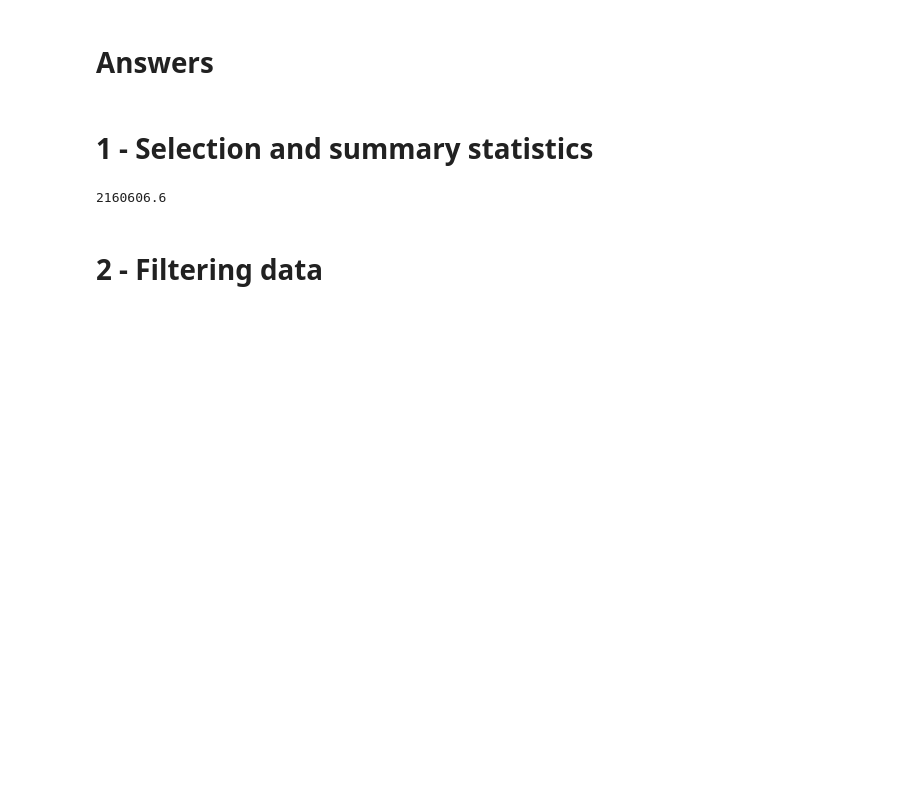
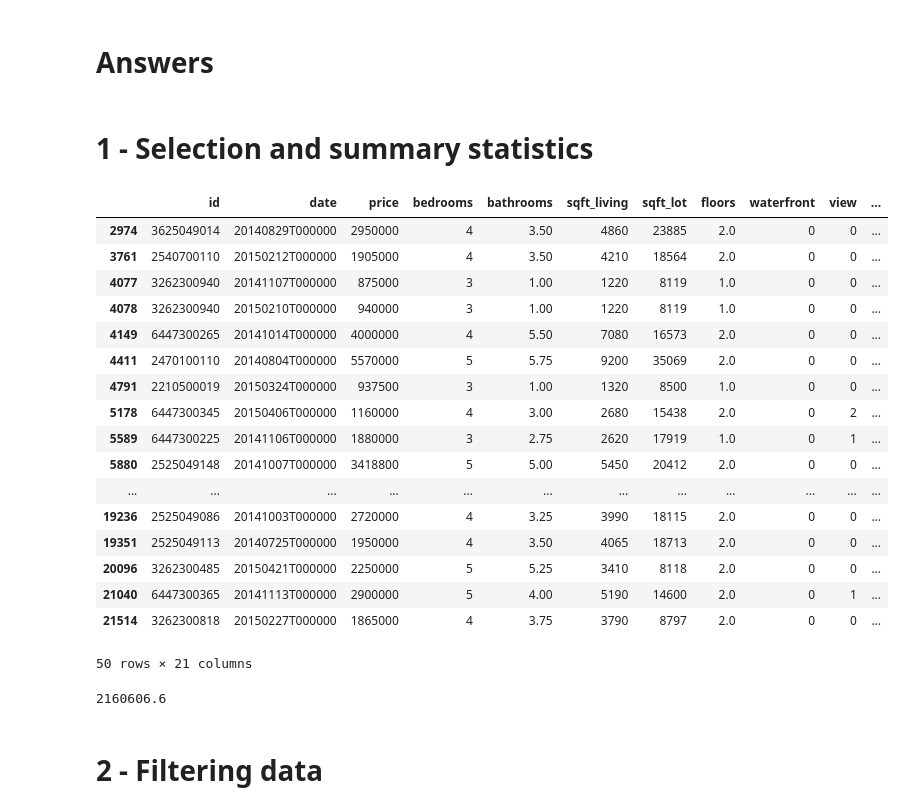
Before and after one commit to alcantarash/Machine-Learning, a Jupyter notebook: lab1/Predicting house prices.ipynb, the cells around one changed output. Saved outputs shown, nothing was run; the diff lists cells and outputs as text; code cells hidden in the pictures; blank space fills up the shorter version.

```diff
--- a/lab1/Predicting house prices.ipynb
+++ b/lab1/Predicting house prices.ipynb
@@ -281,5 +283,25 @@ print mult_model.predict(pd.DataFrame(bill_gates)[my_features])
 
 # 1 - Selection and summary statistics
 # %%
-hs = sales[sales['zipcode']==98039]
+house = sales[sales['zipcode']==98039]
+house
+# %% [output]
+|  | id | date | price | bedrooms | bathrooms | sqft_living | sqft_lot | floors | waterfront | view | ... |
+| 2974 | 3625049014 | 20140829T000000 | 2950000 | 4 | 3.50 | 4860 | 23885 | 2.0 | 0 | 0 | ... |
+| 3761 | 2540700110 | 20150212T000000 | 1905000 | 4 | 3.50 | 4210 | 18564 | 2.0 | 0 | 0 | ... |
+| 4077 | 3262300940 | 20141107T000000 | 875000 | 3 | 1.00 | 1220 | 8119 | 1.0 | 0 | 0 | ... |
+| 4078 | 3262300940 | 20150210T000000 | 940000 | 3 | 1.00 | 1220 | 8119 | 1.0 | 0 | 0 | ... |
+| 4149 | 6447300265 | 20141014T000000 | 4000000 | 4 | 5.50 | 7080 | 16573 | 2.0 | 0 | 0 | ... |
+| 4411 | 2470100110 | 20140804T000000 | 5570000 | 5 | 5.75 | 9200 | 35069 | 2.0 | 0 | 0 | ... |
+| 4791 | 2210500019 | 20150324T000000 | 937500 | 3 | 1.00 | 1320 | 8500 | 1.0 | 0 | 0 | ... |
+| 5178 | 6447300345 | 20150406T000000 | 1160000 | 4 | 3.00 | 2680 | 15438 | 2.0 | 0 | 2 | ... |
+| 5589 | 6447300225 | 20141106T000000 | 1880000 | 3 | 2.75 | 2620 | 17919 | 1.0 | 0 | 1 | ... |
+| 5880 | 2525049148 | 20141007T000000 | 3418800 | 5 | 5.00 | 5450 | 20412 | 2.0 | 0 | 0 | ... |
+| ... | ... | ... | ... | ... | ... | ... | ... | ... | ... | ... | ... |
+| 19236 | 2525049086 | 20141003T000000 | 2720000 | 4 | 3.25 | 3990 | 18115 | 2.0 | 0 | 0 | ... |
+| 19351 | 2525049113 | 20140725T000000 | 1950000 | 4 | 3.50 | 4065 | 18713 | 2.0 | 0 | 0 | ... |
+| 20096 | 3262300485 | 20150421T000000 | 2250000 | 5 | 5.25 | 3410 | 8118 | 2.0 | 0 | 0 | ... |
+| 21040 | 6447300365 | 20141113T000000 | 2900000 | 5 | 4.00 | 5190 | 14600 | 2.0 | 0 | 1 | ... |
+| 21514 | 3262300818 | 20150227T000000 | 1865000 | 4 | 3.75 | 3790 | 8797 | 2.0 | 0 | 0 | ... |
+50 rows × 21 columns
 # %%
```
Also changed, not shown: parts of 19 cells of this notebook.
